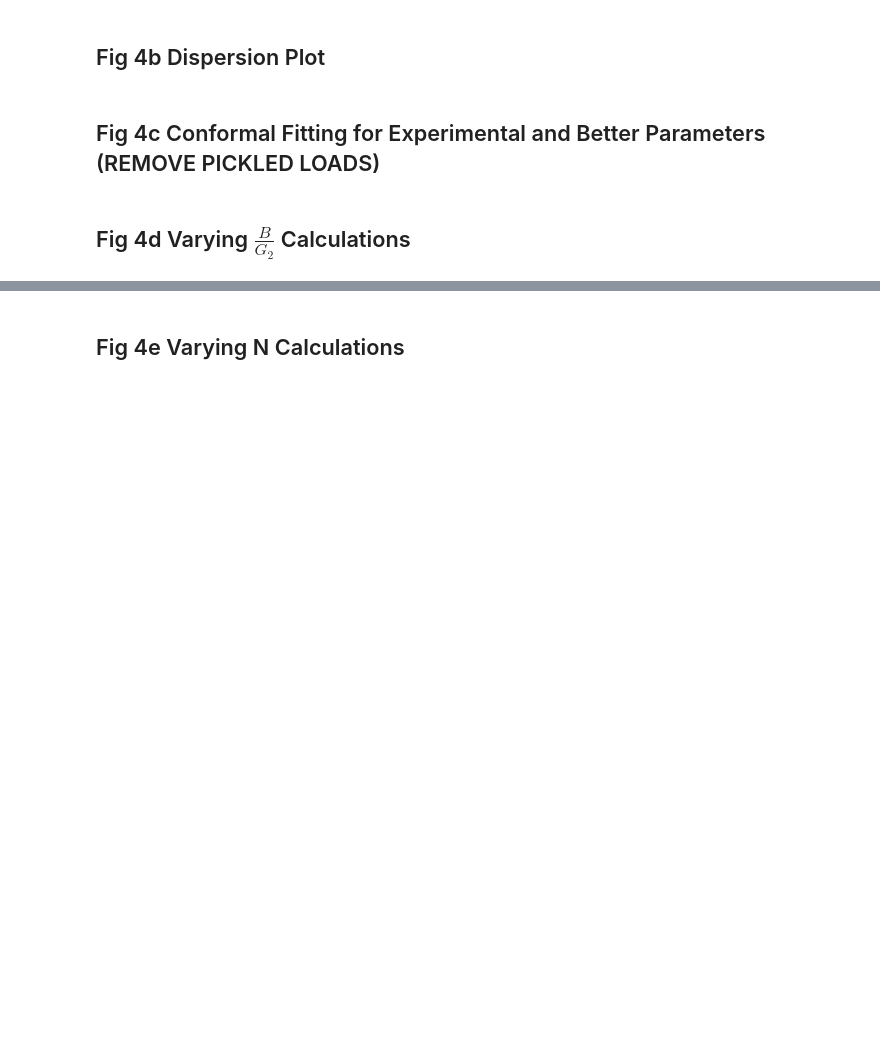
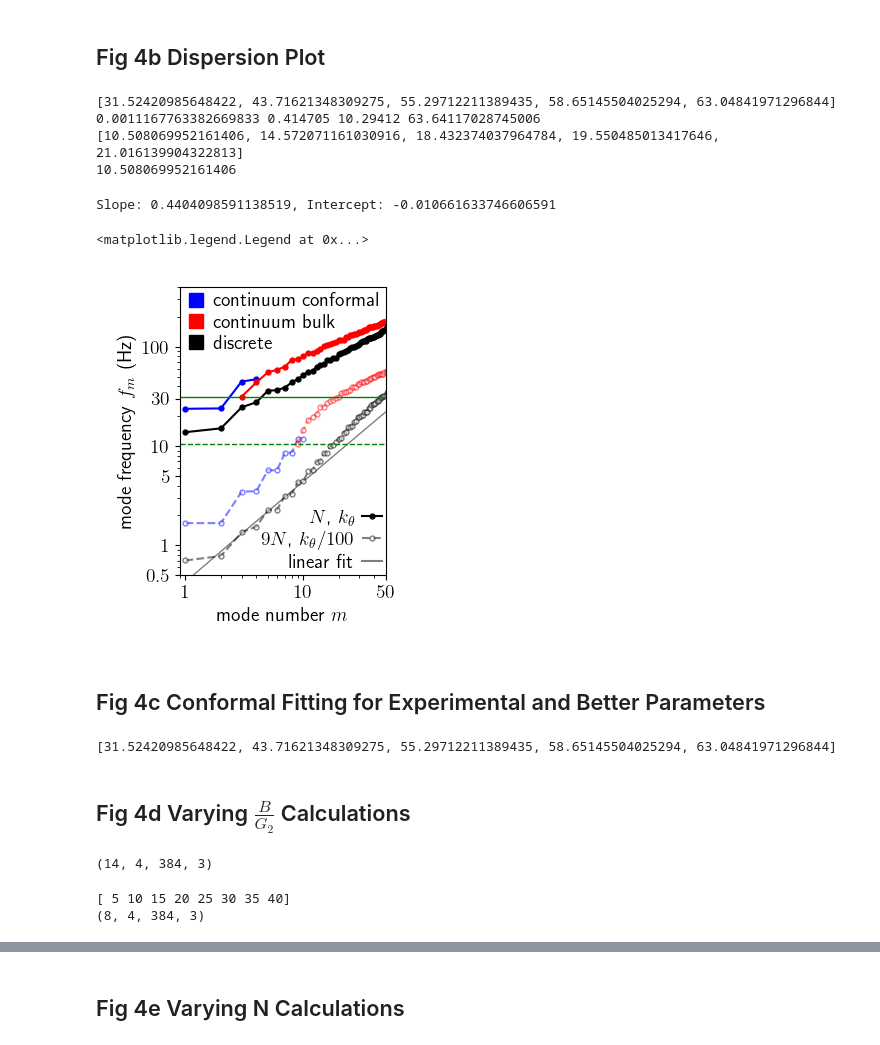
Before and after one commit to bertoldi-collab/dynamic-conformal-metamaterials, a Jupyter notebook: notebooks/conformalanalysis_notebooks/figure_plots.ipynb, the cells around one changed output, grey strips where cells are left out. Drawn from its saved outputs; the diff is of its cells as text; code cells hidden in the pictures; blank space fills up the shorter version.

```diff
--- a/notebooks/conformalanalysis_notebooks/figure_plots.ipynb
+++ b/notebooks/conformalanalysis_notebooks/figure_plots.ipynb
@@ -45,7 +48,7 @@ relax_pt = np.array([math.ceil((0.064 + 10/freq)*1000) for freq in exp_freqs])
 exp_periodic_mask = []
 
 for i, freq in enumerate(exp_freqs):
-    exp_timepoints = np.load(f'out/audrey/FINAL EXP AND NONLIN DATASETS/raw_exp_data_fields/30_deg_sample/{freq}.0Hz/10periods_sine_timepoints.npy')
+    exp_timepoints = np.load(f'../../data/nonlinear_data/exp/{freq}Hz/timepoints.npz')['arr_0']
     end_time = 0.064 + 10/freq
     exp_periodic_mask.append((exp_timepoints >= 0.064) & (exp_timepoints <= end_time))
 # %%
@@ -152,9 +166,14 @@ Emodes.sort()
 fbulk_good = [math.sqrt(Emodes[m])/(2*np.pi) for m in range(400)]
 print(fbulk_good[:5])
 print(math.sqrt(E2(1,1))/(2*np.pi))
+# %% [output]
+[31.52420985648422, 43.71621348309275, 55.29712211389435, 58.65145504025294, 63.04841971296844]
+0.0011167763382669833 0.414705 10.29412 63.64117028745006
+[10.508069952161406, 14.572071161030916, 18.432374037964784, 19.550485013417646, 21.016139904322813]
+10.508069952161406
 # %%
-filename_exp30 = 'notebooks/data/linear_undamped_eigenmode_analysis/eigdata_24x16_initialangle_30.0_clamped.npz'
-filename_better30 = 'notebooks/data/linear_undamped_eigenmode_analysis/eigdata_krotby100_72x48_initialangle_30.0_clamped.npz'
+filename_exp30 = '../../data/linear_data/linear_undamped_eigenmode_analysis/eigdata_24x16_initialangle_30.0_clamped.npz'
+filename_better30 = '../../data/linear_data/linear_undamped_eigenmode_analysis/eigdata_krotby100_72x48_initialangle_30.0_clamped.npz'
 
 data_exp30 = np.load(filename_exp30, allow_pickle=False)
 exp_eigs = data_exp30["eigenvalues"]
@@ -172,11 +191,13 @@ mode_arr = np.arange(0,n_modes)+1
 freq_arr = good_freq[:n_modes]
 slope, intercept = np.polyfit(mode_arr, freq_arr, 1, full=True)[0]
 print(f"Slope: {slope}, Intercept: {intercept}")
+# %% [output]
+Slope: 0.4404098591138519, Intercept: -0.010661633746606591
 # %%
 fig4b, ax4b = plt.subplots(figsize=(3.2,3.8), tight_layout=True)
 
-analytic_good = np.loadtxt(f"notebooks/data/analytical_linear_conformal_modes/72x48_clamped12blocks/analyticfrequencies_krotby100.csv", delimiter=",", dtype=float)
-analytic_real = np.loadtxt(f"notebooks/data/analytical_linear_conformal_modes/24x16_clamped12blocks/analyticfrequencies.csv", delimiter=",", dtype=float)
+analytic_good = np.loadtxt(f"../../data/conformalanalysis_data/analytical_linear_conformal_modes/72x48_clamped12blocks/analyticfrequencies_krotby100.csv", delimiter=",", dtype=float)
+analytic_real = np.loadtxt(f"../../data/conformalanalysis_data/analytical_linear_conformal_modes/24x16_clamped12blocks/analyticfrequencies.csv", delimiter=",", dtype=float)
 
 linear = ax4b.plot(np.arange(1,100), slope*np.arange(1,100) + intercept, 'k-', lw=1, alpha=0.5)
 
@@ -214,35 +235,38 @@ ax4b.set_yscale('log')
 ax4b.set_ylim(0.5, 400)
 ax4b.set_xlim(0.9, 50)
 
 ax4b.set_xticks([1,10,50])
 ax4b.set_xticklabels([r'$1$',r'$10$',r'$50$'])
 
 ax4b.set_yticks([0.5,1,5,10,30,100])
 ax4b.set_yticklabels([r'$0.5$',r'$1$',r'$5$',r'$10$',r'$30$',r'$100$'])
 
 
 cline, = ax4b.plot([],[], 's', c='b', markersize=10, label=r'continuum conformal')
 bulk, = ax4b.plot([],[], 's', c='r', markersize=10, label=r'continuum bulk')
 simline, = ax4b.plot([],[], 's', c='k', markersize=10, label=r'discrete')
 
 dashed, = ax4b.plot([],[], 'ko--', markersize=3.5, mfc='white', alpha = 0.5, label=r'$9N$, $k_{\theta}/100$')
 solid, = ax4b.plot([],[], 'ko-', markersize=3.5, label=r'$N$, $k_{\theta}$')
 linfit, = ax4b.plot([],[], 'k-', markersize=3.5, alpha = 0.5, label=r'linear fit')
 
 
 legend1 = ax4b.legend(handles = [cline, bulk, simline], title_fontsize=14, fontsize=14, framealpha=0,
     loc='upper left', borderpad=0, labelspacing=0.2, handletextpad=0.4, handlelength=1., borderaxespad=.3)
 legend1._legend_box.align = "left"
 
 ax4b.legend(handles = [solid, dashed, linfit], loc = 'lower right', fontsize=14, ncol=1, framealpha = 0,
     borderpad=0, labelspacing=0.2, handletextpad=0.4, handlelength=1., borderaxespad=.2,
     alignment='right', markerfirst=False)
 
 ax4b.add_artist(legend1)
 
 # ax4b.set_title(r'red dots w/o lattice effects')
+# %% [output]
+<matplotlib.legend.Legend at 0x...>
+[figure, added]
 # %% [markdown]
-## Fig 4c Conformal Fitting for Experimental and Better Parameters (REMOVE PICKLED LOADS)
+## Fig 4c Conformal Fitting for Experimental and Better Parameters
 # %%
 n_modes = 100
 mode_range = np.arange(n_modes)+1
@@ -263,5 +287,7 @@ Emodes.sort()
 fbulk = [math.sqrt(Emodes[m])/(2*np.pi) for m in range(len(mode_range))]
 print(fbulk[:5])
 fceil = math.sqrt(E2(1,1))/(2*np.pi)
+# %% [output]
+[31.52420985648422, 43.71621348309275, 55.29712211389435, 58.65145504025294, 63.04841971296844]
 # %%
 # LOAD CONFORMAL FITTING DATA FOR BOTH CASES
@@ -331,8 +358,8 @@ eigs = []
 evecs = []
 
 for i in range(len(pow_index)):
-    eigs.append(np.load(f'notebooks/data/linear_undamped_eigenmode_analysis/{2*n1}x{2*n2}_initialangle_30.0_varyingkrot_clamped/all_eigenvalues/krot_times_pow(2,{pow_index[i]}).npy')[:mode])
-    evecs.append(np.load(f'notebooks/data/linear_undamped_eigenmode_analysis/{2*n1}x{2*n2}_initialangle_30.0_varyingkrot_clamped/all_eigenvectors/krot_times_pow(2,{pow_index[i]}).npy')[:mode])
+    eigs.append(np.load(f'../../data/linear_data/linear_undamped_eigenmode_analysis/{2*n1}x{2*n2}_initialangle_30.0_varyingkrot_clamped/all_eigenvalues/krot_times_pow(2,{pow_index[i]}).npy')[:mode])
+    evecs.append(np.load(f'../../data/linear_data/linear_undamped_eigenmode_analysis/{2*n1}x{2*n2}_initialangle_30.0_varyingkrot_clamped/all_eigenvectors/krot_times_pow(2,{pow_index[i]}).npy')[:mode])
 
 n_index = len(pow_index)
 
@@ -346,6 +373,8 @@ print(fields.shape)
 
 for i in range(mode):
     error_krot_arr[:,i] = get_conformal_fit_error(fields[:,i], geometry, angle30, nc=nc)[1]
+# %% [output]
+(14, 4, 384, 3)
 # %%
 # CALCULATE CONFORMAL FITTING ERRORS FOR MODES OF VARYING INITIAL-ANGLE SYSTEMS
 
@@ -355,8 +384,8 @@ eigs = []
 evecs = []
 
 for i in range(len(angle_arr)):
-    eigs.append(np.load(f'notebooks/data/linear_undamped_eigenmode_analysis/{2*n1}x{2*n2}_varyingangle_clamped/all_eigenvalues/{angle_arr[i]:.1f}.npy')[:mode])
-    evecs.append(np.load(f'notebooks/data/linear_undamped_eigenmode_analysis/{2*n1}x{2*n2}_varyingangle_clamped/all_eigenvectors/{angle_arr[i]:.1f}.npy')[:mode])
+    eigs.append(np.load(f'../../data/linear_data/linear_undamped_eigenmode_analysis/{2*n1}x{2*n2}_varyingangle_clamped/all_eigenvalues/{angle_arr[i]:.1f}.npy')[:mode])
+    evecs.append(np.load(f'../../data/linear_data/linear_undamped_eigenmode_analysis/{2*n1}x{2*n2}_varyingangle_clamped/all_eigenvectors/{angle_arr[i]:.1f}.npy')[:mode])
 
 nc = 15
 
@@ -366,6 +395,9 @@ error_angle_arr = np.empty((3, mode, len(angle_arr)))
 
 for i in range(angle_arr.shape[0]):
     error_angle_arr[:,:,i] = get_conformal_fit_error(fields[i], geometry, angle_arr*np.pi/180, nc=nc)[1]
+# %% [output]
+[ 5 10 15 20 25 30 35 40]
+(8, 4, 384, 3)
 # %%
 # Elastic modulii
 B_krot, _, G2_krot, M = RSmoduli(angle30, spacing, k_rot * 2.0**pow_index, k_stretch, k_shear, hinge_length)
```
Also changed, not shown: parts of 38 cells of this notebook, 7 other files.
